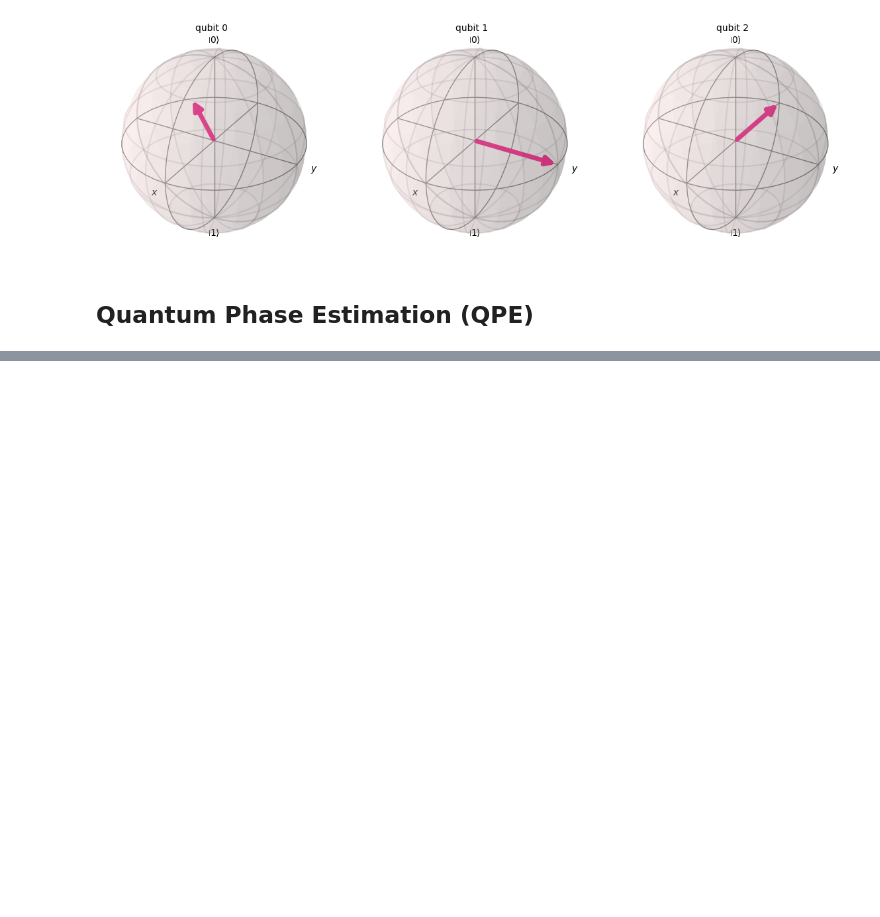
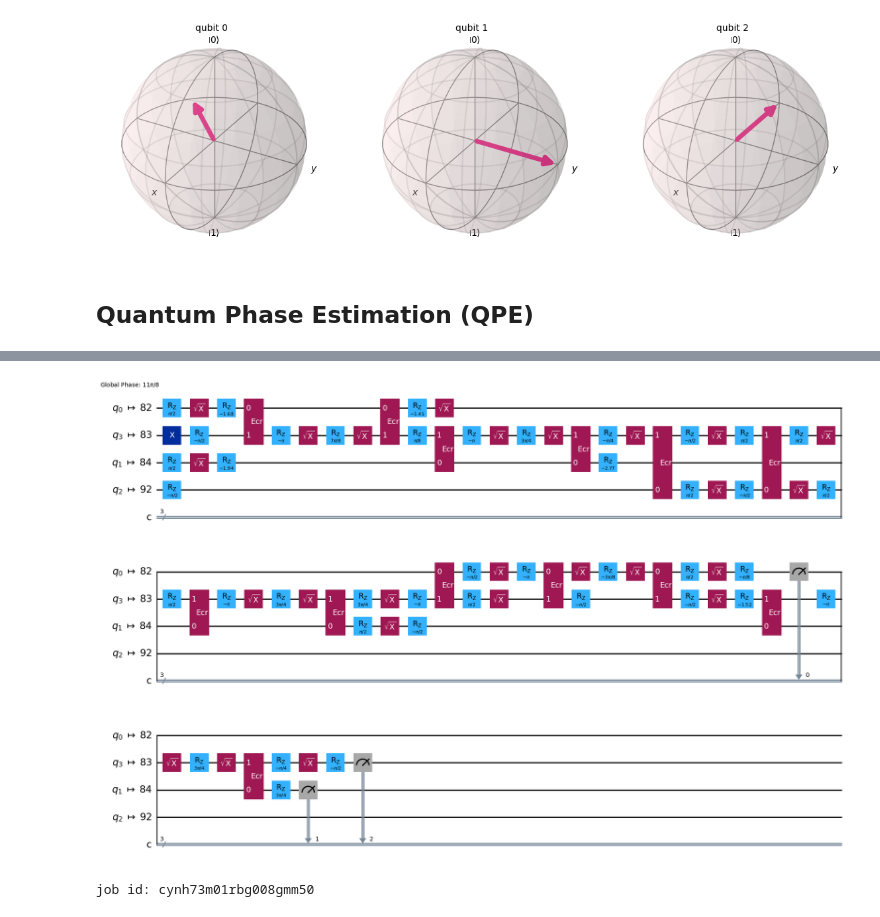
Before and after one commit to k2co3-0803-n/Qiskit, a Jupyter notebook: QPE.ipynb, the cells around one changed output, grey strips where cells are left out. Cells and saved outputs as stored; diff of their text form; code cells hidden in the pictures; blank space fills up the shorter version.

```diff
--- a/QPE.ipynb
+++ b/QPE.ipynb
@@ -136,0 +166,5 @@ qpe.draw("mpl")
+# %%
+from qiskit_ibm_runtime import QiskitRuntimeService
+from qiskit_ibm_runtime import Sampler
+
+service = QiskitRuntimeService(channel="ibm_quantum")
@@ -136,0 +176,13 @@ qpe.draw("mpl")
+# %%
+pm = generate_preset_pass_manager(backend=backend, optimization_level=2)
+qc_compiled = pm.run(qpe)
+
+qc_compiled.draw("mpl", idle_wires=False)
+# %% [output]
+[figure, added]
+# %%
+real_sampler = SamplerV2(mode=backend)
+job = real_sampler.run([qc_compiled], shots=1024)
+print("job id:", job.job_id())
+# %% [output]
+job id: cynh73m01rbg008gmm50
```
Also changed, not shown: parts of 7 cells of this notebook.
